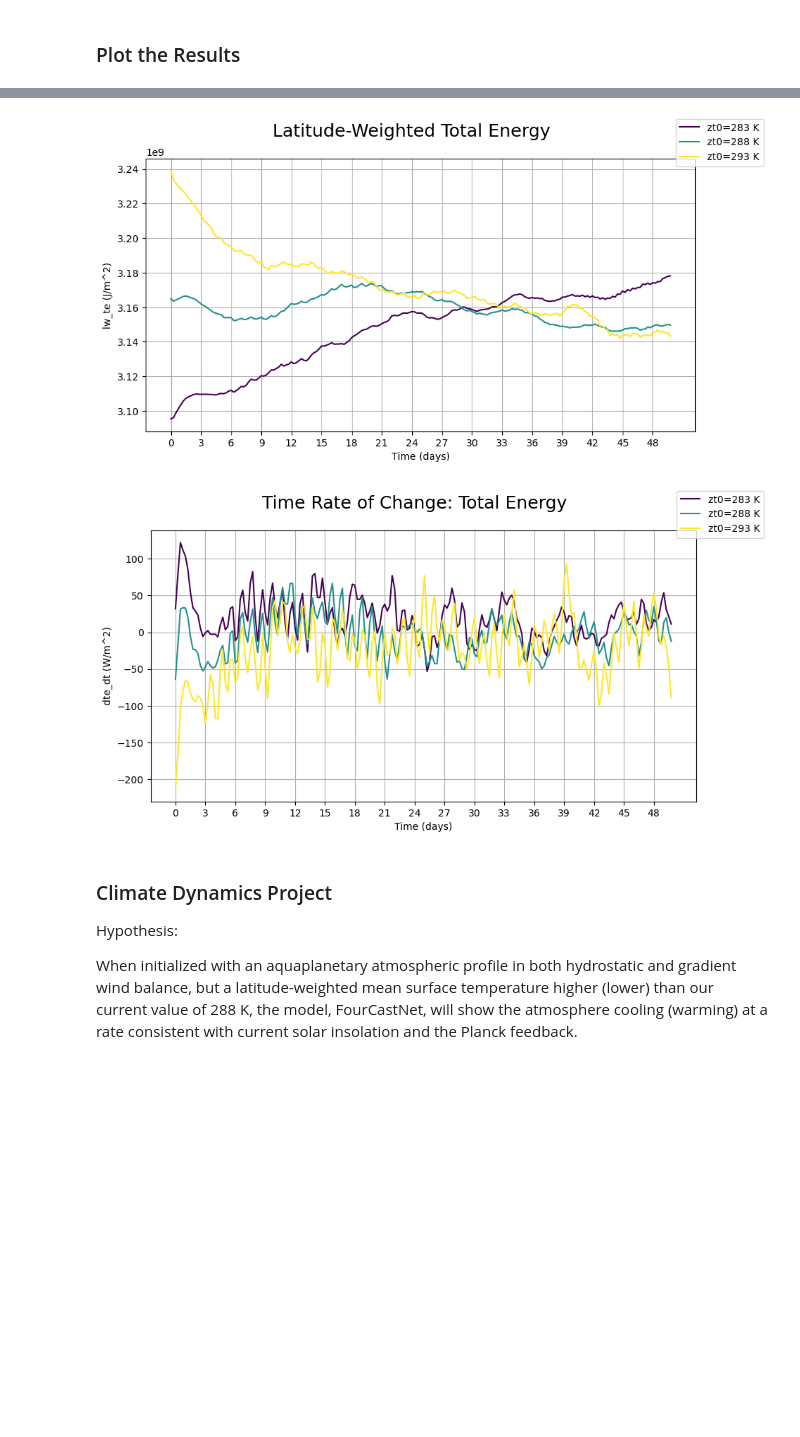
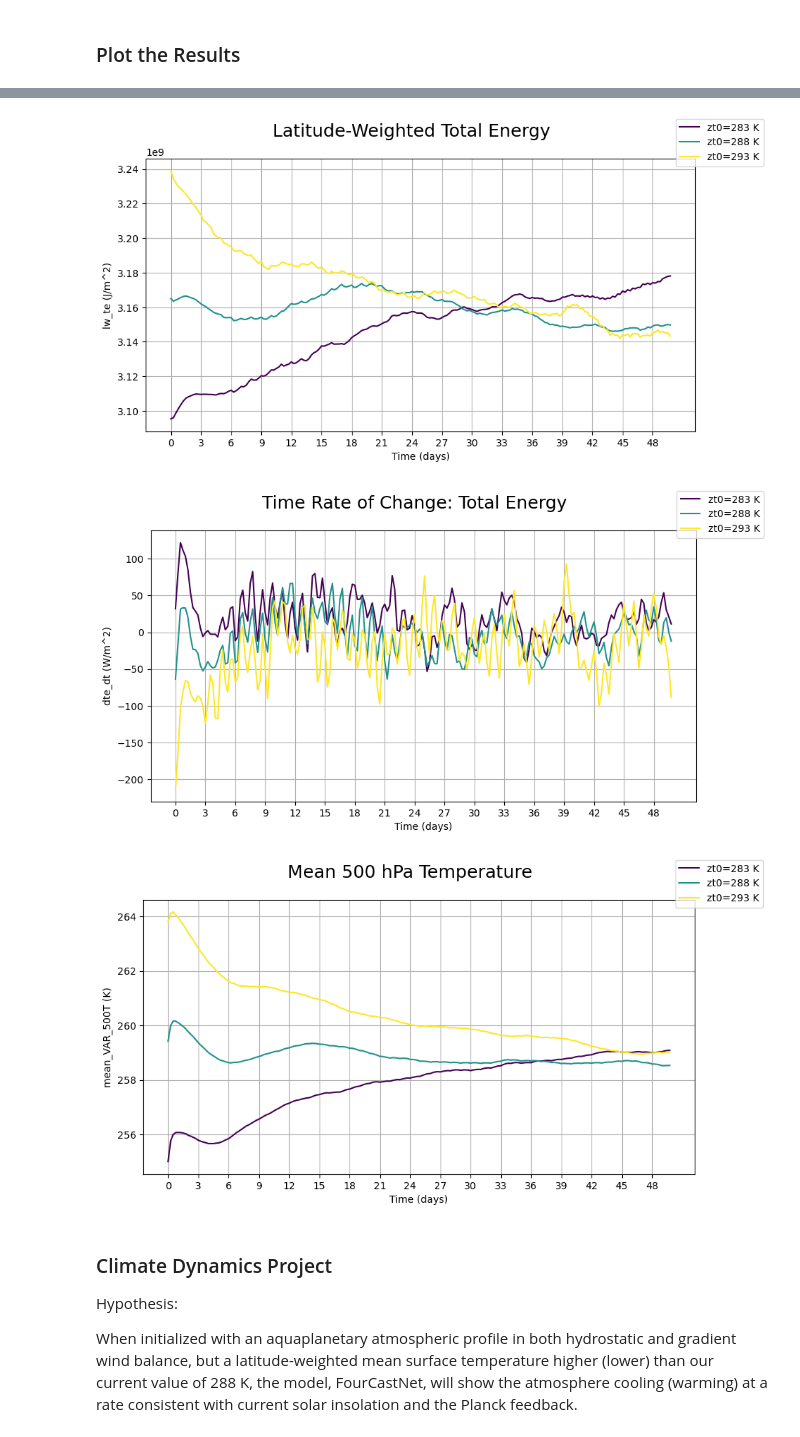
Before and after one commit to Joshua-Elms/dcmip2025_idealized_tests, a Jupyter notebook: analysis/plot_steady_state.ipynb, the cells around one changed output, grey strips where cells are left out. Saved outputs shown, nothing was run; the diff lists cells and outputs as text; code cells hidden in the pictures; blank space fills up the shorter version.

Commit message:
adding energy cons stuff

```diff
--- a/analysis/plot_steady_state.ipynb
+++ b/analysis/plot_steady_state.ipynb
@@ -187,36 +272,38 @@ Attributes:
 ### Plot the Results
 # %%
 # Plot the results
+ds["mean_VAR_500T"] = ds["mean_T"].sel(level=500)
 plot_vars = ["mean_VAR_2T", "mean_SP", "lw_te", "dte_dt"]
-titles = ["Global Mean Surface Temperature", "Global Mean Surface Pressure", "Latitude-Weighted Total Energy", "Time Rate of Change: Total Energy"]
+titles = ["Global Mean Surface Temperature", "Global Mean Surface Pressure", "Latitude-Weighted Total Energy", "Time Rate of Change: Total Energy", "Mean 500 hPa Temperature"]
 
 for i, pvar in enumerate(plot_vars):
     fig, ax = plt.subplots(figsize=(10, 5))
     data = ds[pvar]
     # if pvar == "mean_VAR_2T":
     #     # plot the diurnal cycle
     #     diurnal_temp = 0.5*np.sin(2 * np.pi * time_hours / 24) + ds["mean_VAR_2T"].mean().values
     #     ax.plot(time_hours, diurnal_temp, label="Diurnal Cycle", color="black", linestyle="--")
     for j, val in enumerate(ds[exp_param].values):
         ax.plot(
             time_hours,
             data.sel({exp_param: val}),
             label=f"{exp_param}={val} {exp_param_units}",
             color=ensemble_colors[j],
         )
 
     ax.set_xticks(time_hours[::12], (time_hours[::12] / 24).values.astype(int))
     ax.set_xlabel("Time (days)")
     ax.set_ylabel(f"{pvar} ({units_table[pvar.lstrip('mean_')]})")
     fig.suptitle(titles[i], fontsize=18)
     fig.legend()
     ax.grid()
 plt.show()
 # %% [output]
 [figure]
 [figure]
 [figure]
 [figure]
+[figure, added]
 # %% [markdown]
 ### Climate Dynamics Project
 Hypothesis:
```
Also changed, not shown: parts of 4 cells of this notebook.
